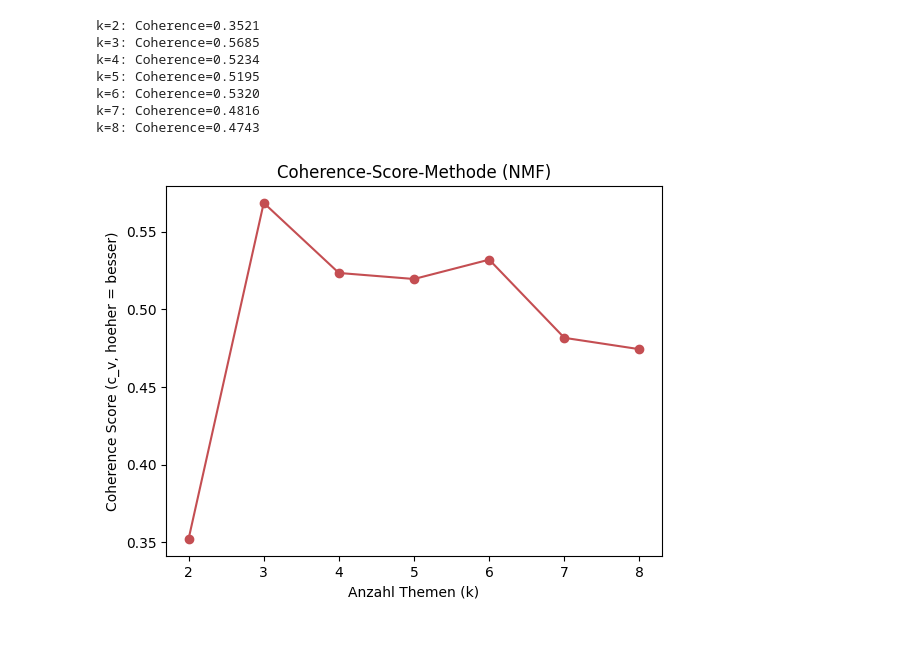
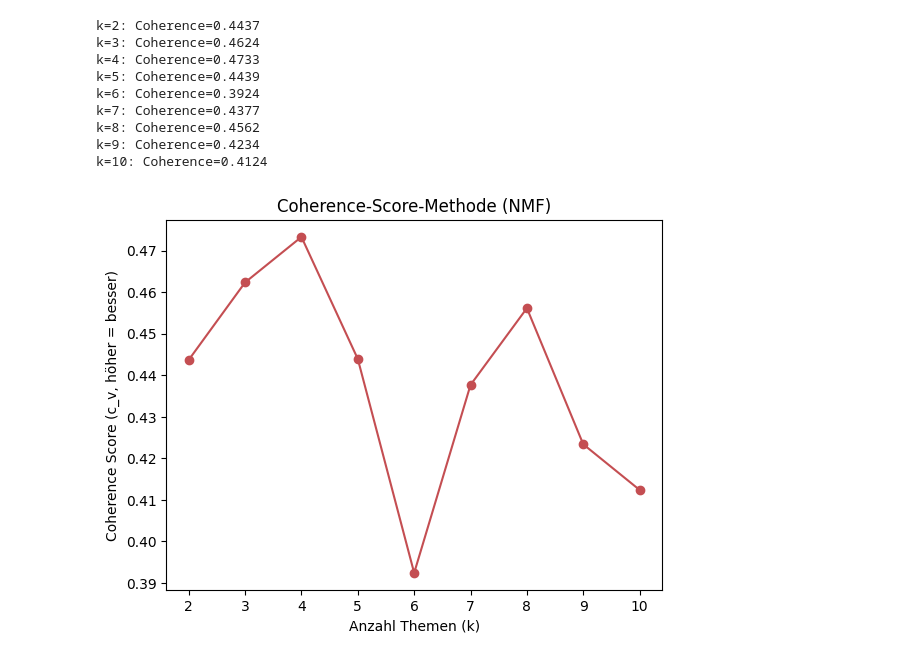
Before and after one commit to uygarucar24/nlp-themenanalyse, a Jupyter notebook: analyse.ipynb, the cells around one changed output. Saved outputs shown, nothing was run; the diff lists cells and outputs as text; code cells hidden in the pictures.

```diff
--- a/analyse.ipynb
+++ b/analyse.ipynb
@@ -120,18 +183,11 @@ Die Themenzahl wird mit zwei Methoden untersucht: der **Ellbogen-Methode** (NMF-
 # %%
-from gensim.corpora import Dictionary
-from gensim.models import CoherenceModel
-
-# kleinere Stichprobe fuer die (rechenintensive) Themenzahl-Analyse
-docs_sample = docs[:5000]
-vec_sample = TfidfVectorizer(min_df=10, max_df=0.5, stop_words=EXTRA_STOPWORDS)
-tfidf_sample = vec_sample.fit_transform(docs_sample)
-
 # Ellbogen-Methode: NMF-Rekonstruktionsfehler je Themenzahl
 k_values = []
 errors = []
 for k in range(2, 11):
-    model = NMF(n_components=k, init="nndsvda", max_iter=400, random_state=24)
-    model.fit(tfidf_sample)
+    model = NMF(n_components=k, init="nndsvda", beta_loss="kullback-leibler",
+                solver="mu", max_iter=200, random_state=24)
+    model.fit(tfidf_matrix)
     k_values.append(k)
     errors.append(model.reconstruction_err_)
 
@@ -145,40 +201,46 @@ plt.show()
 # %%
-# Coherence Score (C_v) je Themenzahl -- rechenintensiv, dauert einige Minuten
-words_sample = vec_sample.get_feature_names_out()
+from gensim.corpora import Dictionary
+from gensim.models import CoherenceModel
+
+# Berechnet und zeichnet den Kohärenzwert (C_v) bei unterschiedlicher Themenanzahl
+words = tfidf_vectorizer.get_feature_names_out()
 
 texts_tokens = []
-for d in docs_sample:
+for d in docs:
     texts_tokens.append(d.split())
 dictionary = Dictionary(texts_tokens)
 
 k_values = []
 scores = []
-for k in range(2, 9):
-    model = NMF(n_components=k, init="nndsvda", max_iter=400, random_state=24)
-    model.fit(tfidf_sample)
+for k in range(2, 11):
+    model = NMF(n_components=k, init="nndsvda", beta_loss="kullback-leibler",
+                solver="mu", max_iter=200, random_state=24)
+    model.fit(tfidf_matrix)
     topics = []
     for topic in model.components_:
         top_words = []
         for i in topic.argsort()[::-1][:10]:
-            top_words.append(words_sample[i])
+            top_words.append(words[i])
         topics.append(top_words)
     cm = CoherenceModel(topics=topics, texts=texts_tokens,
-                        dictionary=dictionary, coherence="c_v")
+                        dictionary=dictionary, coherence="c_v", processes=1)
     k_values.append(k)
     scores.append(cm.get_coherence())
     print(f"k={k}: Coherence={scores[-1]:.4f}")
 
 plt.plot(k_values, scores, marker="o", color="#C44E52")
 plt.xlabel("Anzahl Themen (k)")
-plt.ylabel("Coherence Score (c_v, hoeher = besser)")
+plt.ylabel("Coherence Score (c_v, höher = besser)")
 plt.title("Coherence-Score-Methode (NMF)")
 plt.show()
 # %% [output]
-k=2: Coherence=0.3521
-k=3: Coherence=0.5685
-k=4: Coherence=0.5234
-k=5: Coherence=0.5195
-k=6: Coherence=0.5320
-k=7: Coherence=0.4816
-k=8: Coherence=0.4743
+k=2: Coherence=0.4437
+k=3: Coherence=0.4624
+k=4: Coherence=0.4733
+k=5: Coherence=0.4439
+k=6: Coherence=0.3924
+k=7: Coherence=0.4377
+k=8: Coherence=0.4562
+k=9: Coherence=0.4234
+k=10: Coherence=0.4124
-[figure, old version]
+[figure, new version]
```
Also changed, not shown: parts of 20 cells of this notebook.
